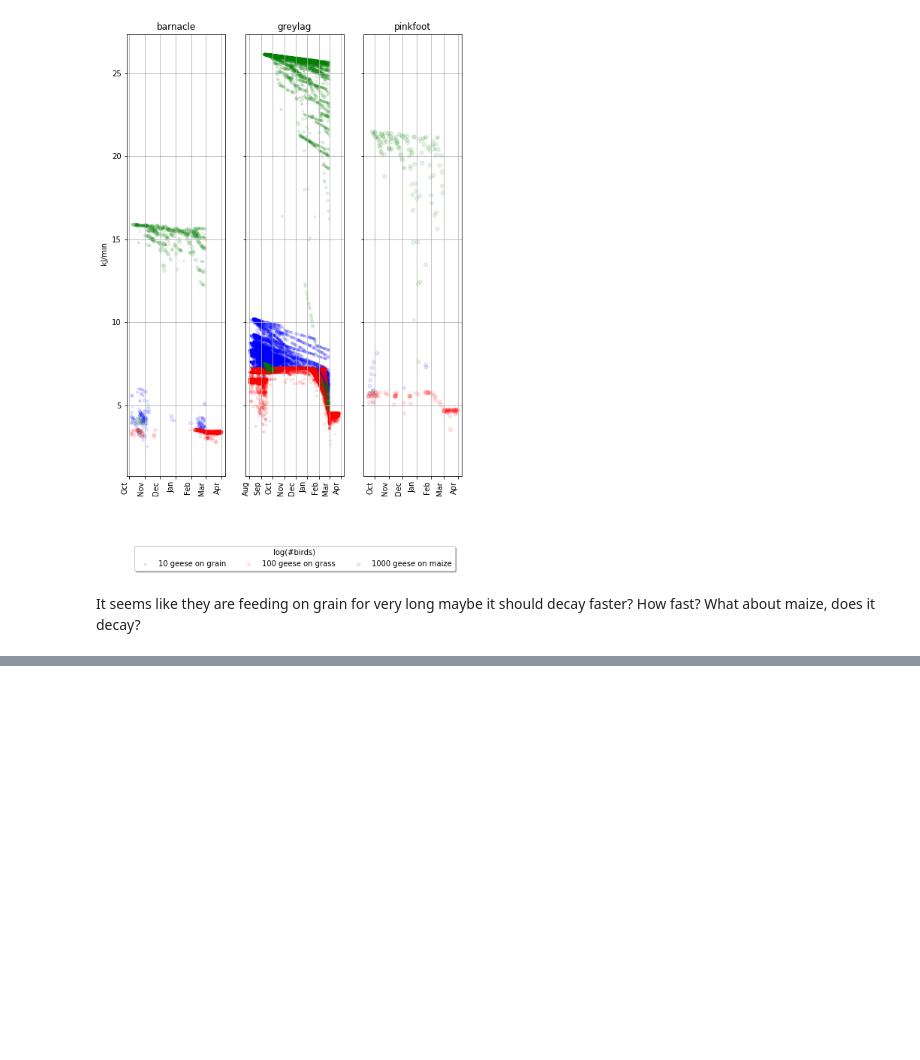
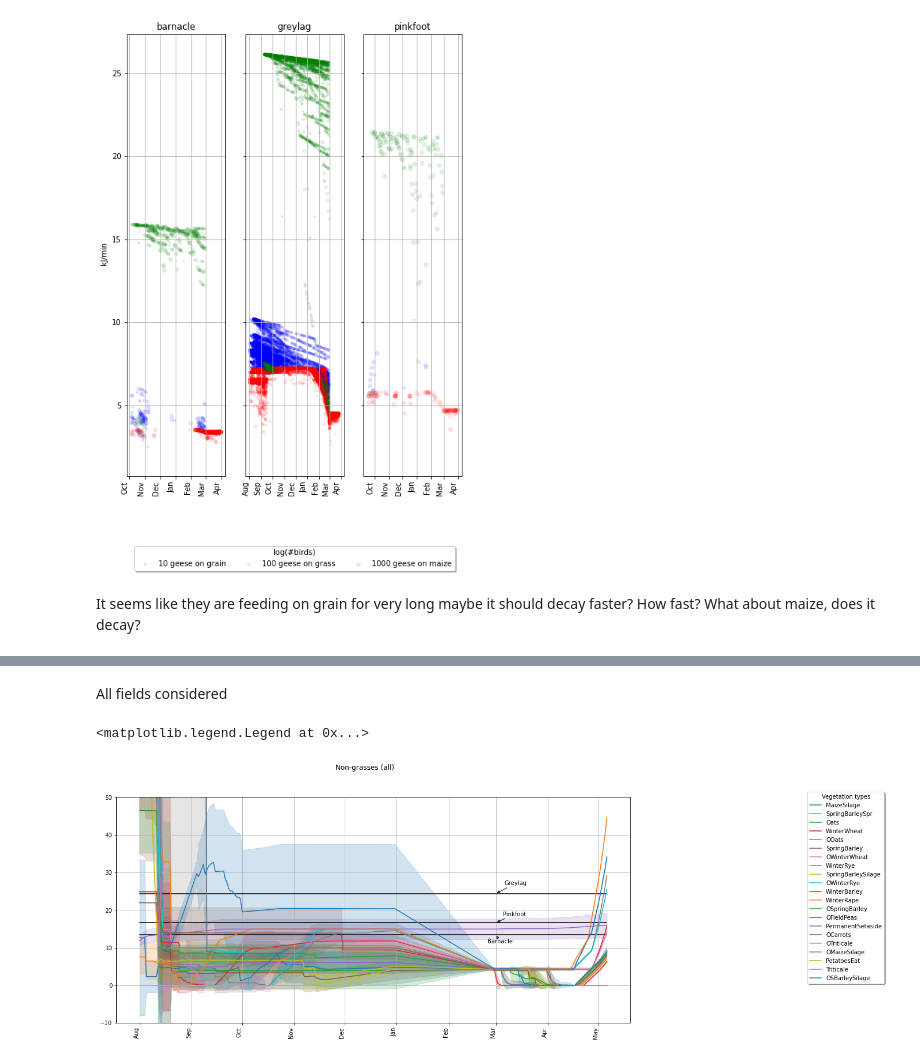
Before and after one commit to andrey-chu/almass_python_testing_mirror, a Jupyter notebook: Goose_test_notebook.ipynb, the cells around one changed output, grey strips where cells are left out. Drawn from its saved outputs; the diff is of its cells as text; code cells hidden in the pictures; blank space fills up the shorter version.

```diff
--- a/Goose_test_notebook.ipynb
+++ b/Goose_test_notebook.ipynb
@@ -446,0 +500,50 @@ ax5.legend(handles=p, labels=grass_types, fancybox=True, shadow=True, title='Veg
+# %%
+regexp = re.compile("^((?![gG]rass).)*$") # everything that does not contain grass
+nongrass_types = list(filter(regexp.match, veg_types))
+# let us filter grasses: All non-grasses
+forage_data_nongrass = forage_data[forage_data['veg_type_chr'].isin(nongrass_types)]
+nongrass_1=forage_data_nongrass.groupby(['veg_type_chr', 'daydate']).agg(veg_mean=('veg_height', np.mean), veg_std=('veg_height',np.std))
+nongrass_1['veg_up']=nongrass_1['veg_mean']+nongrass_1['veg_std']
+nongrass_1['veg_down']=nongrass_1['veg_mean']-nongrass_1['veg_std']
+# let us filter non-grasses: those that geese are foraging upon
+
+
+nongrass_types_foraged = list(filter(regexp.match, veg_types1))
+forage_data_nongrass2 = forage_data_months_filtered[forage_data_months_filtered['veg_type_chr'].isin(nongrass_types_foraged)]
+nongrass_2=forage_data_nongrass2.groupby(['veg_type_chr', 'daydate']).agg(veg_mean=('veg_height', np.mean), veg_std=('veg_height',np.std))
+nongrass_2['veg_up']=nongrass_2['veg_mean']+nongrass_2['veg_std']
+nongrass_2['veg_down']=nongrass_2['veg_mean']-nongrass_2['veg_std']
+# %% [markdown]
+All fields considered
+# %%
+
+fig7, ax7 = plt.subplots(figsize=mpl.figure.figaspect(0.5)*2)
+
+months = mdates.MonthLocator()
+myFmt = mdates.DateFormatter('%b')
+# plt.sca()
+fig7.autofmt_xdate(rotation='vertical')
+ax7.xaxis.set_major_formatter(myFmt)
+ax7.set_ylim(-10,50)
+ax7.grid()
+p1=[None]*len(nongrass_types)
+
+ax7.xaxis.set_minor_locator(months)
+ax7.xaxis_date()
+p=[None]*len(nongrass_types)
+ax7.plot(nongrass_1.loc[(nongrass_types[1],)].index,barnacle_max*np.ones(len(nongrass_1.loc[(nongrass_types[1],)].index)), color='black')
+ax7.plot(nongrass_1.loc[(nongrass_types[1],)].index,pinkfoot_max*np.ones(len(nongrass_1.loc[(nongrass_types[1],)].index)), color='black')
+ax7.plot(nongrass_1.loc[(nongrass_types[1],)].index,greylag_max*np.ones(len(nongrass_1.loc[(nongrass_types[1],)].index)), color='black')
+ax7.annotate('Barnacle', (mdates.date2num(dt.datetime(2011, 3, 1)), barnacle_max), xytext=(-15, -15), textcoords='offset points', arrowprops=dict(arrowstyle='-|>'))
+ax7.annotate('Pinkfoot', (mdates.date2num(dt.datetime(2011, 3, 1)), pinkfoot_max), xytext=(12, 12), textcoords='offset points', arrowprops=dict(arrowstyle='-|>'))
+ax7.annotate('Greylag', (mdates.date2num(dt.datetime(2011, 3, 1)), greylag_max), xytext=(15, 15), textcoords='offset points', arrowprops=dict(arrowstyle='-|>'))
+for i in range(len(nongrass_types)):
+
+    p[i],=ax7.plot(nongrass_1.loc[(nongrass_types[i],)].index, nongrass_1.loc[(nongrass_types[i],)]['veg_mean'])
+    p1[i]=ax7.fill_between(nongrass_1.loc[(nongrass_types[i],)].index, nongrass_1.loc[(nongrass_types[i],)]['veg_up'], nongrass_1.loc[(nongrass_types[i],)]['veg_down'],alpha=0.2,color=p[i]._color)
+    #
+fig7.suptitle('Non-grasses (all)')
+ax7.legend(handles=p, labels=nongrass_types, fancybox=True, shadow=True, title='Vegetation types', loc='center right',bbox_to_anchor=(1.5, 0.60))
+# %% [output]
+<matplotlib.legend.Legend at 0x...>
+[figure, added]
```
Also changed, not shown: parts of 13 cells of this notebook, 1 other file.
